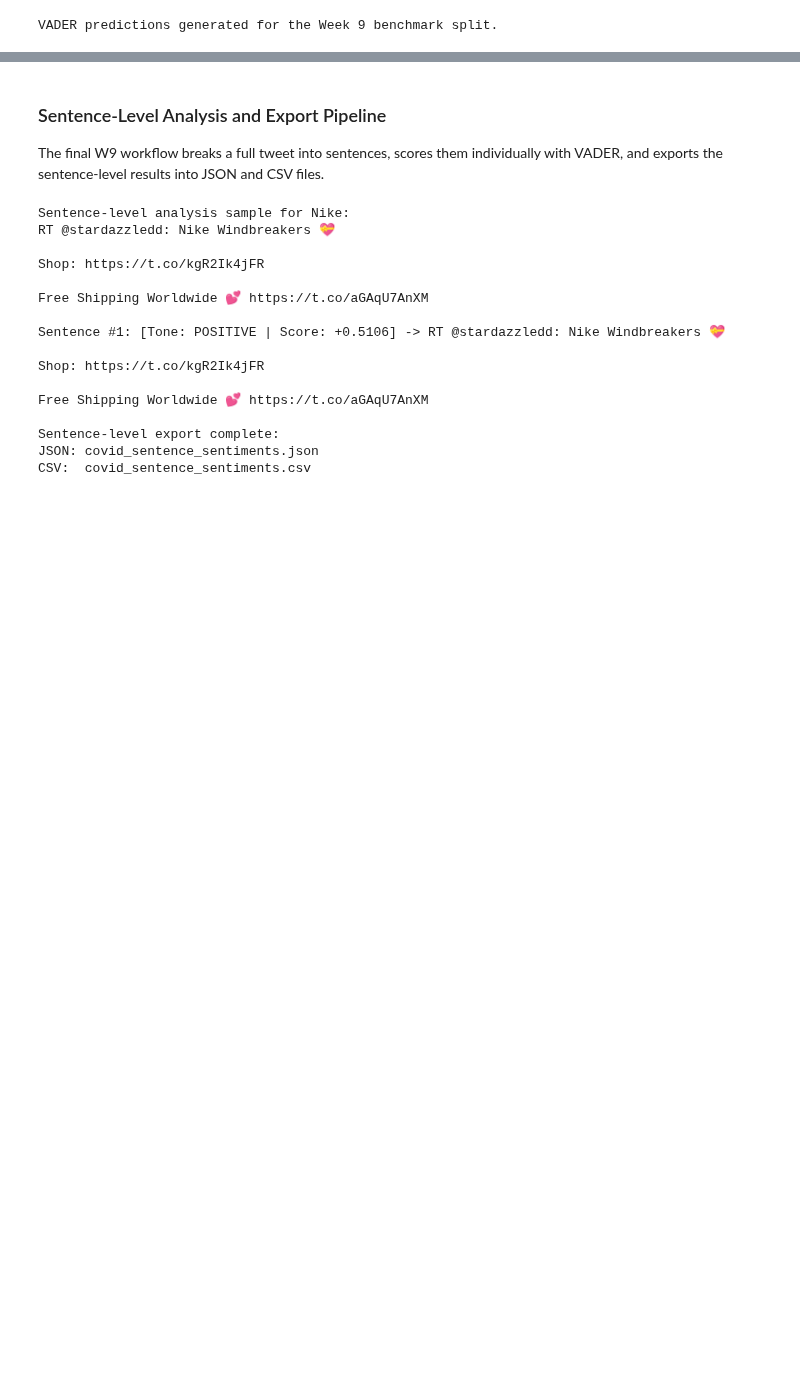
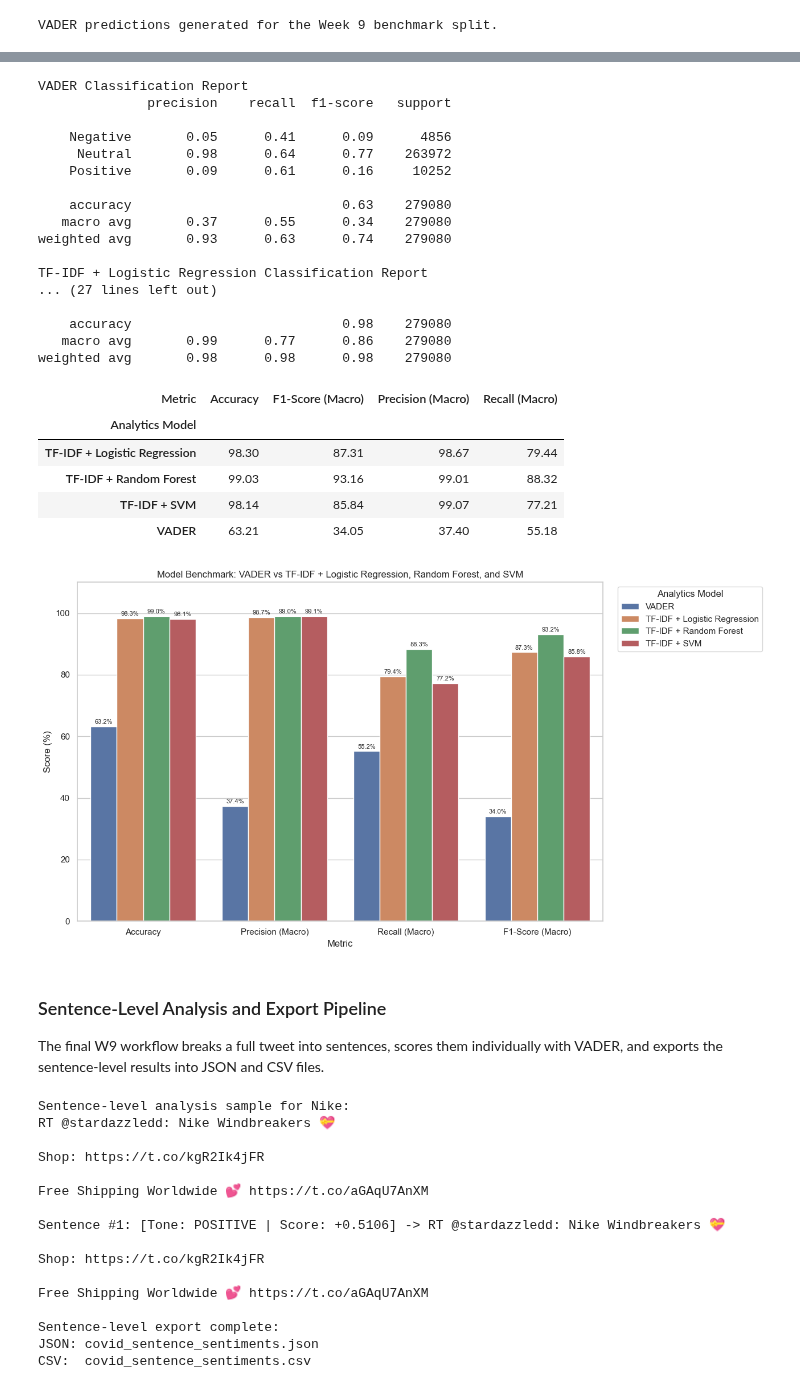
Before and after one commit to hafyze/scm, a Jupyter notebook: Old_Assignment.ipynb, the cells around one changed output, grey strips where cells are left out. Saved outputs shown, nothing was run; the diff lists cells and outputs as text; code cells hidden in the pictures; blank space fills up the shorter version.

```diff
--- a/Old_Assignment.ipynb
+++ b/Old_Assignment.ipynb
@@ -937,3 +941,82 @@ Accuracy comparison -> VADER: 64.50% | TF-IDF + SVM: 97.47%
+# %%
+# --- W9 Step 4B: Compare TF-IDF Classifiers ---
+
+from sklearn.linear_model import LogisticRegression
+from sklearn.ensemble import RandomForestClassifier
+from sklearn.metrics import accuracy_score, classification_report, precision_recall_fscore_support
+
+logreg_model_w9 = LogisticRegression(max_iter=2000, random_state=42)
+logreg_model_w9.fit(X_train_tfidf, y_train)
+logreg_predictions_w9 = logreg_model_w9.predict(X_test_tfidf)
+
+rf_model_w9 = RandomForestClassifier(n_estimators=200, random_state=42, n_jobs=-1)
+rf_model_w9.fit(X_train_tfidf, y_train)
+rf_predictions_w9 = rf_model_w9.predict(X_test_tfidf)
+
+model_predictions_w9 = {
+    'VADER': vader_predictions_w9,
+    'TF-IDF + Logistic Regression': logreg_predictions_w9,
+    'TF-IDF + Random Forest': rf_predictions_w9,
+    'TF-IDF + SVM': svm_predictions_w9,
+}
+
+comparison_rows_w9 = []
+for model_name, predictions in model_predictions_w9.items():
+    print(f'{model_name} Classification Report')
+    print(classification_report(y_test, predictions, target_names=class_names_w9, labels=[0, 1, 2], zero_division=0))
+
+    precision_w9, recall_w9, f1_w9, _ = precision_recall_fscore_support(
+        y_test,
+        predictions,
+        average='macro',
+        zero_division=0
+    )
+    comparison_rows_w9.extend([
+        {'Metric': 'Accuracy', 'Score (%)': accuracy_score(y_test, predictions) * 100, 'Analytics Model': model_name},
+        {'Metric': 'Precision (Macro)', 'Score (%)': precision_w9 * 100, 'Analytics Model': model_name},
+        {'Metric': 'Recall (Macro)', 'Score (%)': recall_w9 * 100, 'Analytics Model': model_name},
+        {'Metric': 'F1-Score (Macro)', 'Score (%)': f1_w9 * 100, 'Analytics Model': model_name},
+    ])
+
+df_model_compare_w9 = pd.DataFrame(comparison_rows_w9)
+display(df_model_compare_w9.pivot(index='Analytics Model', columns='Metric', values='Score (%)').round(2))
+
+plt.figure(figsize=(13, 7))
+sns.set_theme(style='whitegrid')
+ax = sns.barplot(data=df_model_compare_w9, x='Metric', y='Score (%)', hue='Analytics Model')
+for container in ax.containers:
+    ax.bar_label(container, fmt='%.1f%%', padding=2, fontsize=8)
+plt.title('Model Benchmark: VADER vs TF-IDF + Logistic Regression, Random Forest, and SVM')
+plt.ylabel('Score (%)')
+plt.ylim(0, 110)
+plt.legend(title='Analytics Model', bbox_to_anchor=(1.02, 1), loc='upper left')
+plt.tight_layout()
+plt.show()
+# %% [output]
+VADER Classification Report
+              precision    recall  f1-score   support
+
+    Negative       0.05      0.41      0.09      4856
+     Neutral       0.98      0.64      0.77    263972
+    Positive       0.09      0.61      0.16     10252
+
+    accuracy                           0.63    279080
+   macro avg       0.37      0.55      0.34    279080
+weighted avg       0.93      0.63      0.74    279080
+
+TF-IDF + Logistic Regression Classification Report
+... (27 lines left out)
+
+    accuracy                           0.98    279080
+   macro avg       0.99      0.77      0.86    279080
+weighted avg       0.98      0.98      0.98    279080
+| Metric | Accuracy | F1-Score (Macro) | Precision (Macro) | Recall (Macro) |
+| Analytics Model |  |  |  |  |
+| TF-IDF + Logistic Regression | 98.30 | 87.31 | 98.67 | 79.44 |
+| TF-IDF + Random Forest | 99.03 | 93.16 | 99.01 | 88.32 |
+| TF-IDF + SVM | 98.14 | 85.84 | 99.07 | 77.21 |
+| VADER | 63.21 | 34.05 | 37.40 | 55.18 |
+[figure, added]
 # %% [markdown]
 ### Sentence-Level Analysis and Export Pipeline
 
```
Also changed, not shown: parts of 4 cells of this notebook.
